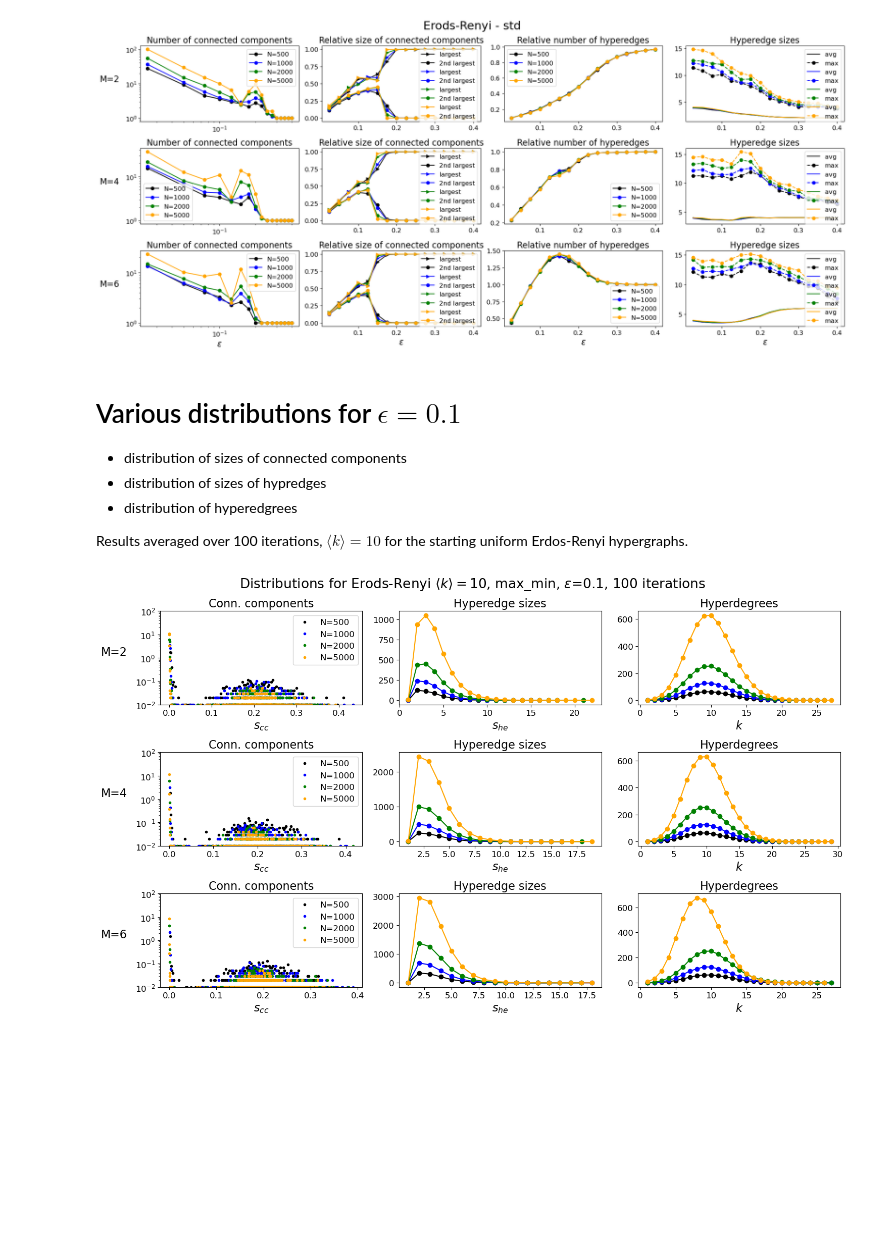
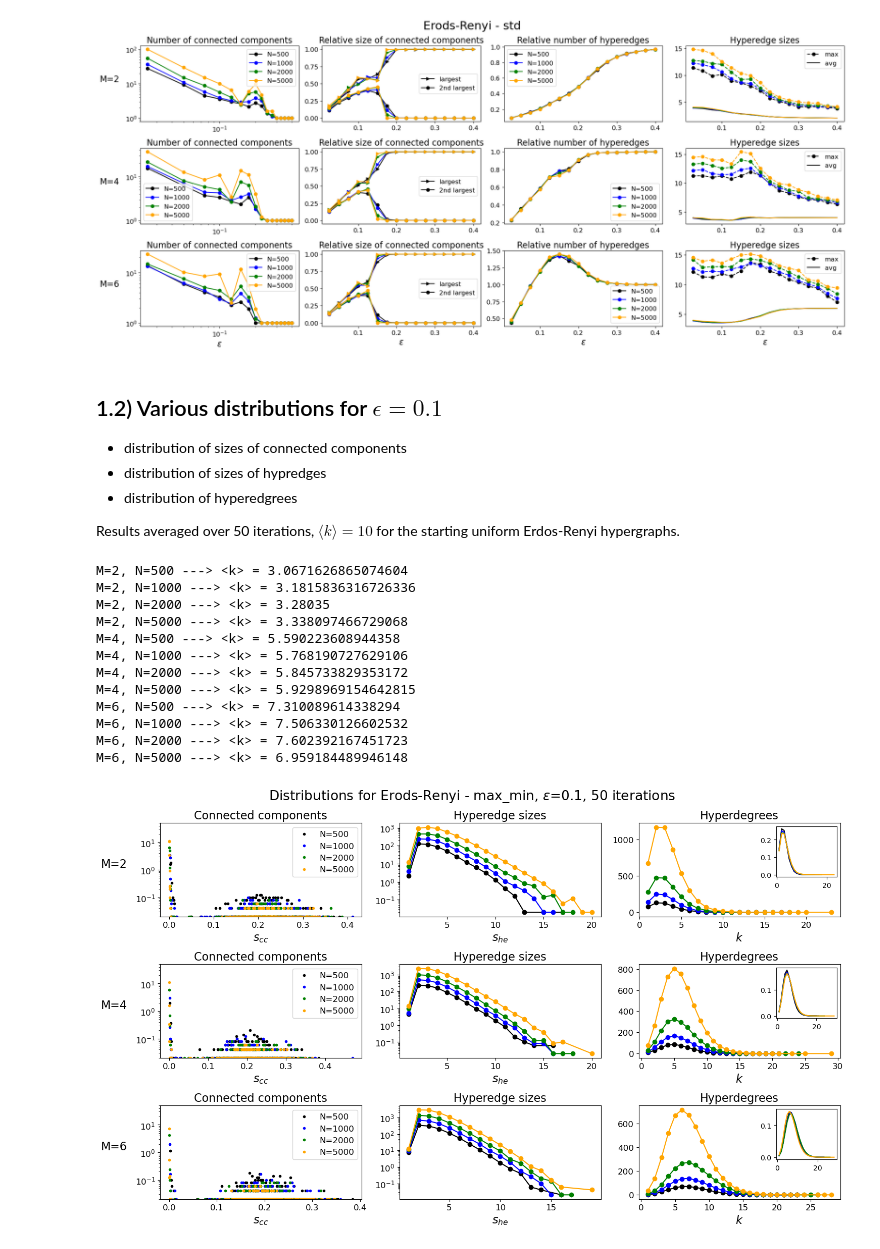
Before and after one commit to cosimoagostinelli/H-or_adaptive_Deffuant, a Jupyter notebook: 3_ER_complete_results.ipynb, the cells around one changed output. Saved outputs shown, nothing was run; the diff lists cells and outputs as text; code cells hidden in the pictures; blank space fills up the shorter version.

Commit message:
Update code and notebooks with results

```diff
--- a/3_ER_complete_results.ipynb
+++ b/3_ER_complete_results.ipynb
@@ -20,8 +23,8 @@ import matplotlib.pyplot as plt
 Results averaged over 20 iterations, $\langle k \rangle = 10$
 for the starting uniform Erdos-Renyi hypergraphs.
 # %%
-epsilons = np.linspace(0.4, 0.6, num=9)[1:]  # np.linspace(0., 0.4, num=17)[1:]
-cond = 'max_min'   # condition for agreement
+epsilons = np.linspace(0., 0.4, num=17)[1:]
+cond = 'std'   # condition for agreement
 Ms = [2, 4, 6]
 Ns = [500, 1000, 2000, 5000]
 k_avg = 10
@@ -154,8 +157,10 @@ for M in Ms:
         axs[i,0].legend(fontsize=lgd_size)
         axs[i,0].set_title('Number of connected components', fontsize=ttl_size)
 
-        axs[i,1].plot(epsilons, y1, color=clr, linestyle='-', marker='>', label=lbls[0])
-        axs[i,1].plot(epsilons, y2, color=clr, linestyle='-', marker='o', label=lbls[1])
+        la0 = lbls[0] if N==Ns[0] else None
+        la1 = lbls[1] if N==Ns[0] else None
+        axs[i,1].plot(epsilons, y1, color=clr, linestyle='-', marker='>', label=la0)
+        axs[i,1].plot(epsilons, y2, color=clr, linestyle='-', marker='o', label=la1)
         axs[i,1].legend(fontsize=lgd_size)
         axs[i,1].set_title('Relative size of connected components', fontsize=ttl_size)
 
@@ -163,8 +168,10 @@ for M in Ms:
         axs[i,2].legend(fontsize=lgd_size)
         axs[i,2].set_title('Relative number of hyperedges', fontsize=ttl_size)
 
-        axs[i,3].plot(epsilons, y4, label=lbls[2], color=clr)
-        axs[i,3].plot(epsilons, y5, label=lbls[3], linestyle='--', marker='o', color=clr)
+        la2 = lbls[2] if N==Ns[0] else None
+        la3 = lbls[3] if N==Ns[0] else None
+        axs[i,3].plot(epsilons, y5, label=la3, linestyle='--', marker='o', color=clr)
+        axs[i,3].plot(epsilons, y4, label=la2, color=clr)
         axs[i,3].legend(fontsize=lgd_size)
         axs[i,3].set_title('Hyperedge sizes', fontsize=ttl_size)
 
@@ -184,23 +191,23 @@ plt.tight_layout()
 plt.savefig(f'../figures/ER_{cond}.jpg')
 plt.show()
 # %% [output]
-[figure, old version]
+[figure, new version]
 # %% [markdown]
-# Various distributions for $\epsilon=0.1$
+## 1.2) Various distributions for $\epsilon=0.1$
 
 - distribution of sizes of connected components
 - distribution of sizes of hypredges
 - distribution of hyperedgrees
 
-Results averaged over 100 iterations, $\langle k \rangle = 10$
+Results averaged over 50 iterations, $\langle k \rangle = 10$
 for the starting uniform Erdos-Renyi hypergraphs.
 # %%
 epsilon = 0.1
-cond = 'max_min'   # condition for agreement
+cond = 'std'   # condition for agreement
 Ms = [2, 4, 6]
 Ns = [500, 1000, 2000, 5000]
 k_avg = 10
-iterations = 100    # number of iterations
+iterations = 50    # number of iterations
 
 # auxiliary functions to parallelize computations
 def get_distributions(M):
@@ -244,7 +251,7 @@ def get_distributions(M):
                     counts_he[s]=1
 
             # hyperdegrees
-            hds = H.nodes.degree.aslist()
+            hds = h.nodes.degree.aslist()
             for deg in sorted(hds):
                 if deg in counts_hd.keys():
                     counts_hd[deg]+=1
@@ -266,7 +273,7 @@ def get_distributions(M):
 
     return results
 # %%
-p = Pool(processes=8)
+p = Pool(processes=6)
 results = p.map(get_distributions, Ms)
 
 # save results
@@ -297,6 +304,7 @@ for M in Ms:
     k_avg = results['k_avg']
 
     i = Ms.index(M)
+    inset_ax = inset_axes(axs[i,2], width="30%", height=1.)
     for N,clr in zip(Ns, colors):
 
         x0 = [j/N for j in sorted(sizes_cc[N].keys())]
@@ -304,33 +312,53 @@ for M in Ms:
         axs[i,0].plot(x0, y0, color=clr, marker='o', markersize=3, linewidth=0, label=f'N={N}')
         axs[i,0].set_yscale('log')
         axs[i,0].set_ylim([1/n_iter, n_iter])
         axs[i,0].set_xlabel(r'$s_{cc}$', fontsize=ttl_size)
-        axs[i,0].set_title('Conn. components', rotation=0, fontsize=ttl_size)
+        axs[i,0].set_title('Connected components', rotation=0, fontsize=ttl_size)
         axs[i,0].legend(fontsize=lgd_size)
 
         x1 = sorted(sizes_he[N].keys())
         y1 = [sizes_he[N][x] for x in x1]
         axs[i,1].plot(x1, y1, color=clr, marker='o', label=f'N={N}')
+        axs[i,1].set_yscale('log')
         axs[i,1].set_xlabel(r'$s_{he}$', fontsize=ttl_size)
         axs[i,1].set_title('Hyperedge sizes', rotation=0, fontsize=ttl_size)
 
         x2 = sorted(sizes_hd[N].keys())
         y2 = [sizes_hd[N][x] for x in x2]
         axs[i,2].plot(x2, y2, color=clr, marker='o', label=f'N={N}')
         axs[i,2].set_xlabel(r'$k$', fontsize=ttl_size)
         axs[i,2].set_title('Hyperdegrees', rotation=0, fontsize=ttl_size)
+        # inset plots
+        y2_norm = [i/N for i in y2]
+        inset_ax.plot(x2, y2_norm, color=clr)
+
+        # print avg hyperdegree
+        hd_avg = np.dot(x2, y2) / sum(y2)
+        print(f'M={M}, N={N} ---> <k> = {hd_avg}')
 
         # set tick fontsize in all subplots
         for j in range(3):
             axs[i,j].tick_params(labelsize=12)
 
     axs[i,0].set_ylabel(f'M={M}', rotation=0, fontsize=ttl_size, labelpad=30)
 
-plt.suptitle(rf'Distributions for Erods-Renyi $\langle k \rangle ={k_avg}$, {cond}, $\epsilon$={epsilon}, {n_iter} iterations',
+plt.suptitle(rf'Distributions for Erods-Renyi - {cond}, $\epsilon$={epsilon}, {n_iter} iterations',
              fontsize=int(ttl_size*1.2))
 
 plt.tight_layout()
 plt.savefig(f'../figures/ER_{cond}_distributions_eps_{epsilon}.jpg')
 plt.show()
 # %% [output]
+M=2, N=500 ---> <k> = 3.0671626865074604
+M=2, N=1000 ---> <k> = 3.1815836316726336
+M=2, N=2000 ---> <k> = 3.28035
+M=2, N=5000 ---> <k> = 3.338097466729068
+M=4, N=500 ---> <k> = 5.590223608944358
+M=4, N=1000 ---> <k> = 5.768190727629106
+M=4, N=2000 ---> <k> = 5.845733829353172
+M=4, N=5000 ---> <k> = 5.9298969154642815
+M=6, N=500 ---> <k> = 7.310089614338294
+M=6, N=1000 ---> <k> = 7.506330126602532
+M=6, N=2000 ---> <k> = 7.602392167451723
+M=6, N=5000 ---> <k> = 6.959184489946148
-[figure, old version]
+[figure, new version]
```
Also changed, not shown: parts of 13 cells of this notebook, 2 other files.
